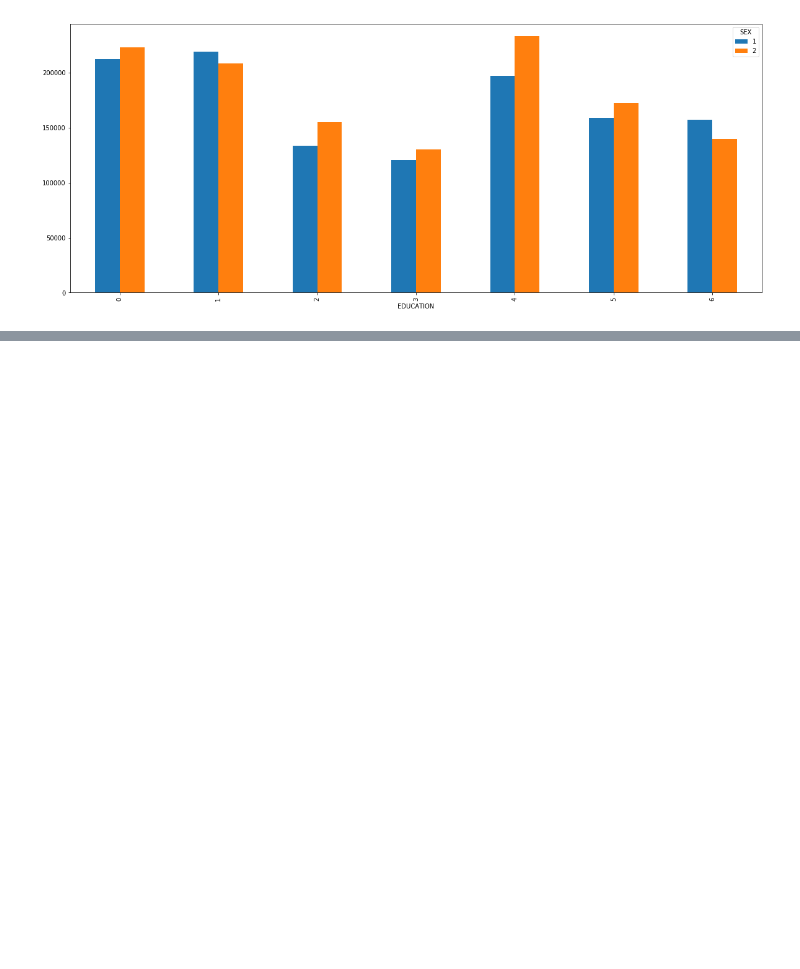
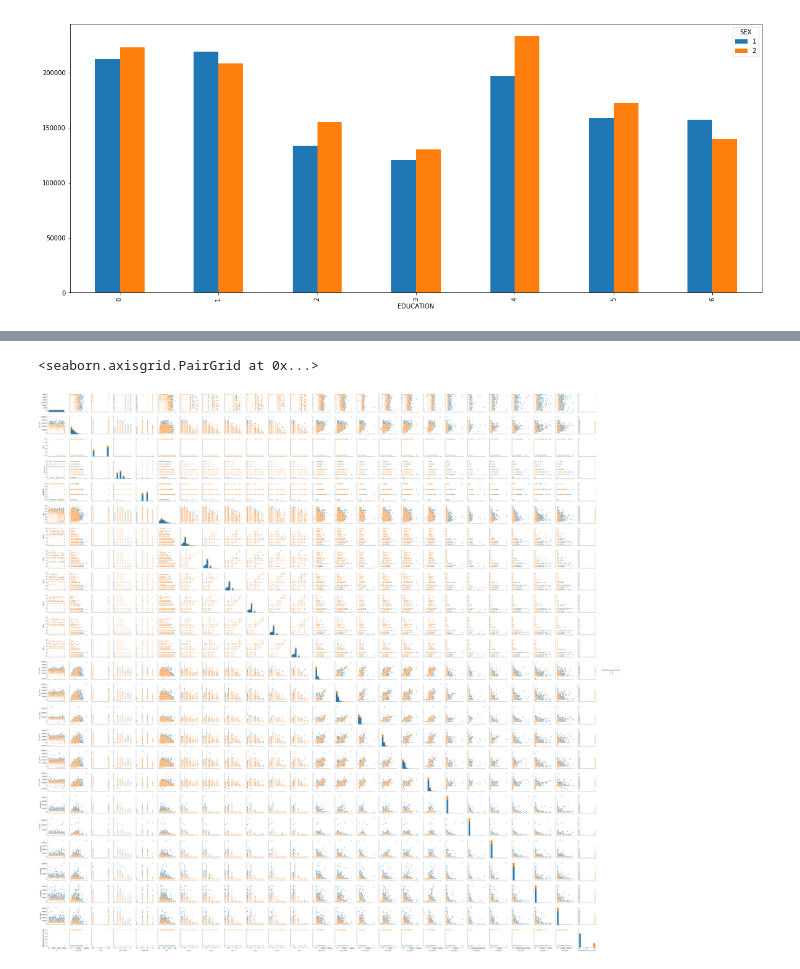
Before and after one commit to stavrovskaya/sfml, a Jupyter notebook: hw_01/hw1-task.ipynb, the cells around one changed output, grey strips where cells are left out. Saved outputs shown, nothing was run; the diff lists cells and outputs as text; code cells hidden in the pictures; blank space fills up the shorter version.

```diff
--- a/hw_01/hw1-task.ipynb
+++ b/hw_01/hw1-task.ipynb
@@ -139,10 +145,13 @@ plt.show()
 # %%
 # (10) построить большой график (подсказка - используя seaborn) для построения завимисости всех возможных пар параметров
 # разным цветом выделить разные значение "default payment next month"
 # (но так как столбцов много - картинка может получиться "монструозной")
 # (поэкспериментируйте над тем как построить подобное сравнение параметров)
 # (подсказка - ответ может состоять из несколькольких графиков)
 # (если не выйдет - программа минимум - построить один график со всеми параметрами)
 import seaborn as sns
 
-#TODO
+sns.pairplot(df, hue='default payment next month')
+# %% [output]
+<seaborn.axisgrid.PairGrid at 0x...>
+[figure, added]
```
Also changed, not shown: parts of 4 cells of this notebook.
